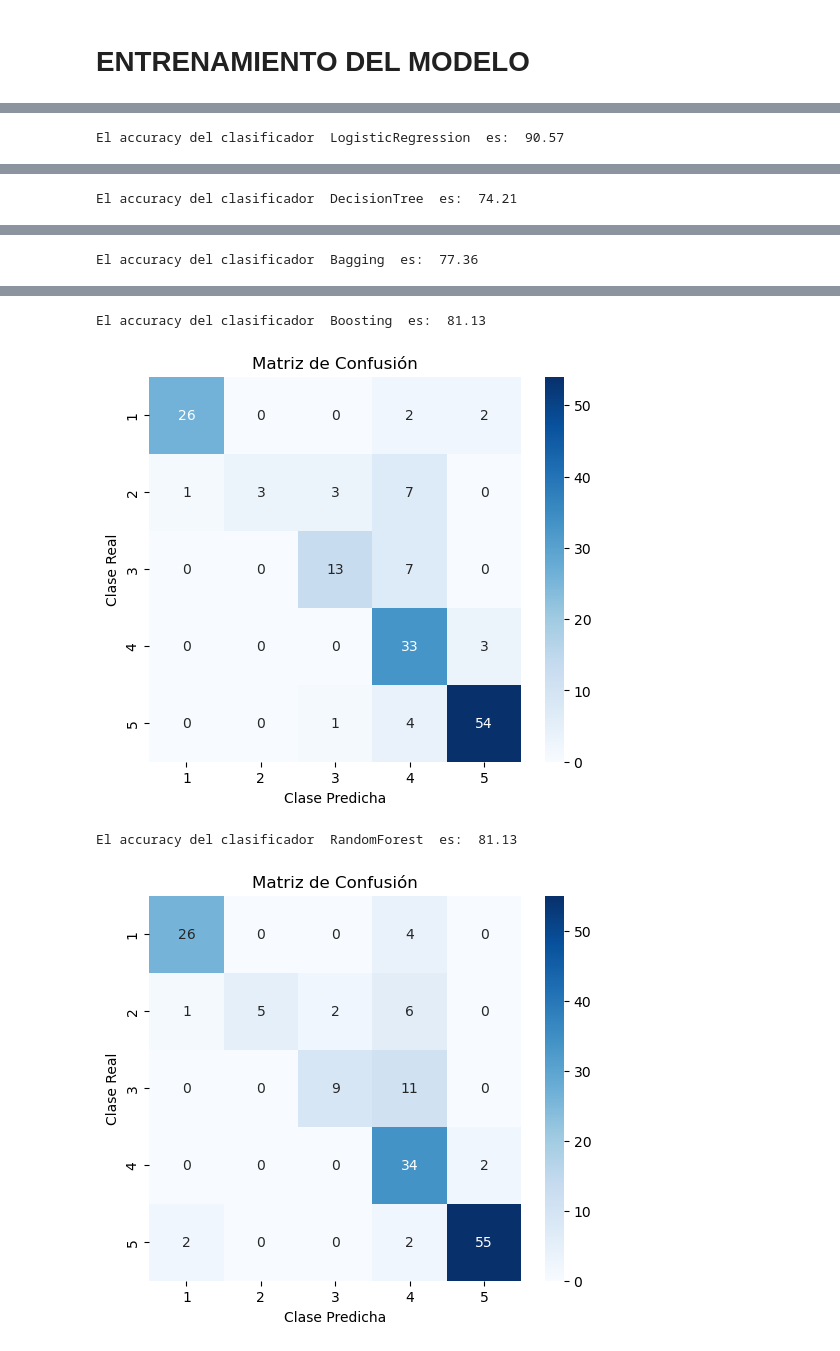
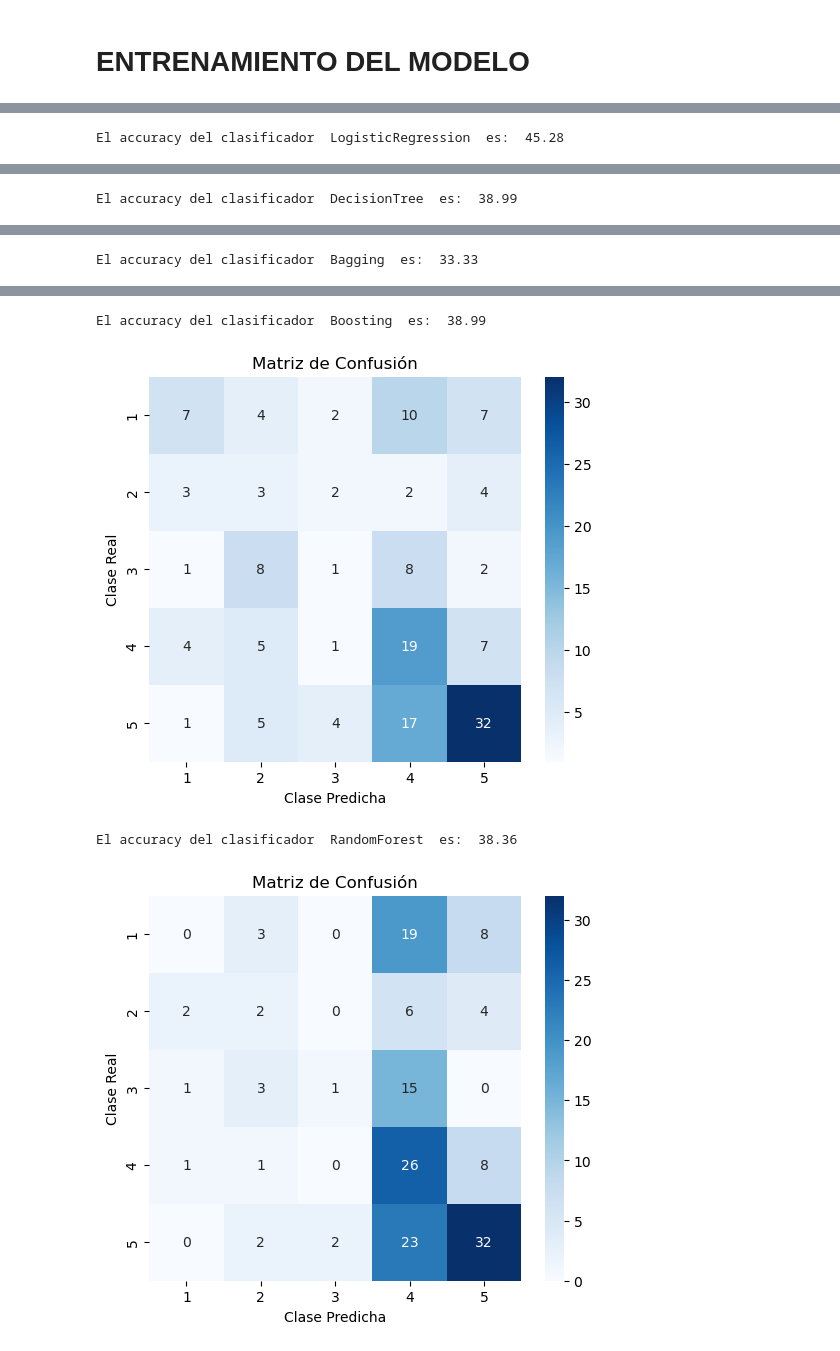
Before and after one commit to tecoloniso/amazonReviews, a Jupyter notebook: completo.ipynb, the cells around one changed output, grey strips where cells are left out. Drawn from its saved outputs; the diff is of its cells as text; code cells hidden in the pictures.

```diff
--- a/completo.ipynb
+++ b/completo.ipynb
@@ -117,19 +117,22 @@ data["review"] = data["review"].apply(limpiar_texto)
 # %%
 from sklearn.linear_model import LogisticRegression
 
-top = 200
+top = 5
 
+# Cargar y procesar las reseñas
 reseñas = data['review'].astype(str).fillna("")
 vectorizer = CountVectorizer()
 X = vectorizer.fit_transform(reseñas)
-# X = tif(reseñas)
 y = data['stars']
 
-X_train, X_test, Y_train, Y_test = train_test_split(X, y, test_size=0.2, random_state=12)
+# Dividir en entrenamiento, validación y prueba
+X_train_val, X_test, Y_train_val, Y_test = train_test_split(X, y, test_size=0.2, random_state=12)
+X_train, X_val, Y_train, Y_val = train_test_split(X_train_val, Y_train_val, test_size=0.2, random_state=12)
 
 # Entrenar el modelo de Regresión Logística
 modelo_lr = LogisticRegression(random_state=12, class_weight="balanced", C=1, max_iter=1000)
 modelo_lr.fit(X_train, Y_train)
+y_pred = modelo_lr.predict(X_val)  # Predecir clases sobre el conjunto de validación
 
 # Obtener coeficientes de importancia
 coeficientes = modelo_lr.coef_  # (n_clases, n_palabras)
@@ -137,15 +140,15 @@ coeficientes = modelo_lr.coef_  # (n_clases, n_palabras)
 # Obtener vocabulario
 vocabulario = vectorizer.get_feature_names_out()
 
-# Obtener las 20 palabras más importantes por clase
+# Obtener las 200 palabras más importantes por clase
 top_palabras_por_clase = {}
 for i, estrellas in enumerate(modelo_lr.classes_):
     coef_class = coeficientes[i]
-    top_indices = np.argsort(coef_class)[-top:]  # Tomamos las 20 palabras más importantes
+    top_indices = np.argsort(coef_class)[-top:]  # Tomamos las 200 palabras más importantes
     palabras_top = [vocabulario[idx] for idx in top_indices]
     top_palabras_por_clase[estrellas] = set(palabras_top)
 
-# Imprimir las top 20 palabras para cada clase
+# Imprimir las top 200 palabras para cada clase
 for clase, palabras in top_palabras_por_clase.items():
-    print(f"Top 20 palabras para {clase} estrellas: {', '.join(palabras)}")
+    print(f"Top 200 palabras para {clase} estrellas: {', '.join(palabras)}")
 # %% [output]
@@ -163,16 +166,18 @@ def filtrar_palabras(texto, clase):
     # Eliminar stopwords
     palabras = [palabra for palabra in palabras if palabra not in stopwords.words("spanish")]
 
-    # Filtrar palabras que están en las top 20 de la clase correspondiente
+    # Filtrar palabras que están en las top 200 de la clase correspondiente
     palabras_filtradas = [palabra for palabra in palabras if palabra in top_palabras_por_clase[clase]]
 
     return " ".join(palabras_filtradas)
 
-def preprocesar_reseñas(data, clases):
-    # Asegurarnos de que las reseñas están procesadas en función de su clase en 'clases'
-    data["review_preprocesada"] = data.apply(lambda row: filtrar_palabras(row["review"], row[clases]), axis=1)
-    return data
+def preprocesar_reseñas_validacion(data, y_pred, indices_val):
+    data_copy = data.copy()
+    data_copy.loc[indices_val, "review_preprocesada"] = data_copy.loc[indices_val].apply(
+        lambda row: filtrar_palabras(row["review"], y_pred[row.name]), axis=1
+    )
+    return data_copy
 
-# Aplicamos el preprocesamiento a los datos
-data = preprocesar_reseñas(data, "stars")    # Asegúrate de que "stars" sea la columna que contiene las clases
+indices_val = X_val.nonzero()[0]
+data_procesada = preprocesar_reseñas_validacion(data, y_pred, indices_val)
 # %%
@@ -397,7 +417,7 @@ from sklearn.ensemble import AdaBoostClassifier
 from sklearn.tree import DecisionTreeClassifier
 from sklearn.ensemble import BaggingClassifier
 
-X_train, X_test, Y_train, Y_test = train_test_split(X, y, test_size=0.2, random_state=12)
+#X_train, X_test, Y_train, Y_test = train_test_split(X, y, test_size=0.2, random_state=12)
 
 
 def entrenar_modelo(XTrain,XTest,YTrain,YTest):
@@ -429,5 +449,5 @@ def entrenar_modelo(XTrain,XTest,YTrain,YTest):
         # distancia_predicciones(ytest_5,y_pred_5)
     return acc
 
-acc = entrenar_modelo(X_train,X_test,Y_train,Y_test)
+acc = entrenar_modelo(X_val,X_test,Y_val,Y_test)
 # %% [output]
@@ -438 +458 @@ El accuracy del clasificador  SVC  es:  86.16
-El accuracy del clasificador  LogisticRegression  es:  90.57
+El accuracy del clasificador  LogisticRegression  es:  45.28
@@ -440 +460 @@ El accuracy del clasificador  LogisticRegression  es:  90.57
-El accuracy del clasificador  DecisionTree  es:  74.21
+El accuracy del clasificador  DecisionTree  es:  38.99
@@ -442 +462 @@ El accuracy del clasificador  DecisionTree  es:  74.21
-El accuracy del clasificador  Bagging  es:  77.36
+El accuracy del clasificador  Bagging  es:  33.33
@@ -444,7 +464,7 @@ El accuracy del clasificador  Bagging  es:  77.36
-El accuracy del clasificador  Boosting  es:  81.13
+El accuracy del clasificador  Boosting  es:  38.99
-[figure, old version]
+[figure, new version]
-El accuracy del clasificador  RandomForest  es:  81.13
+El accuracy del clasificador  RandomForest  es:  38.36
-[figure, old version]
+[figure, new version]
 # %%
 
 # Entrenar modelo de Regresión Logística
```
Also changed, not shown: parts of 7 cells of this notebook.
